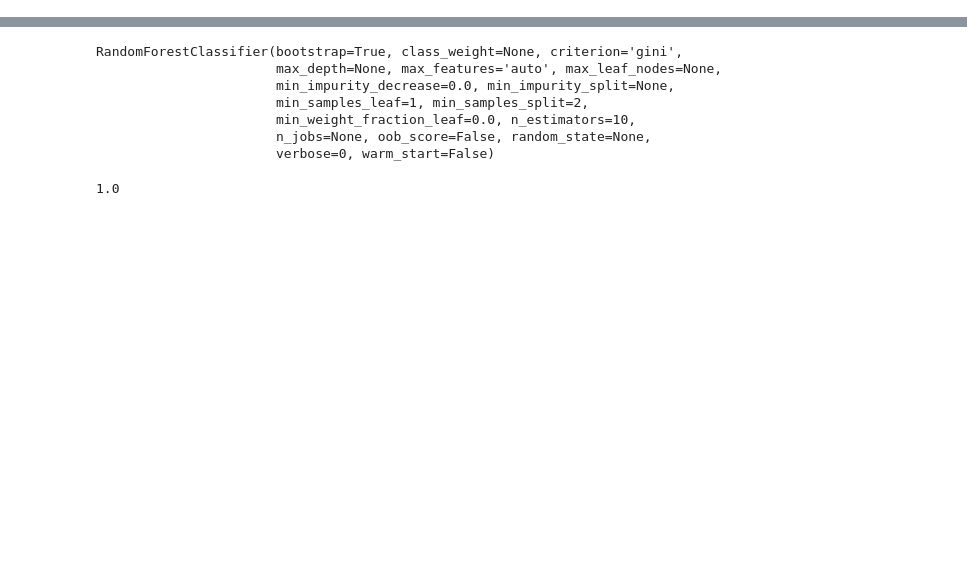
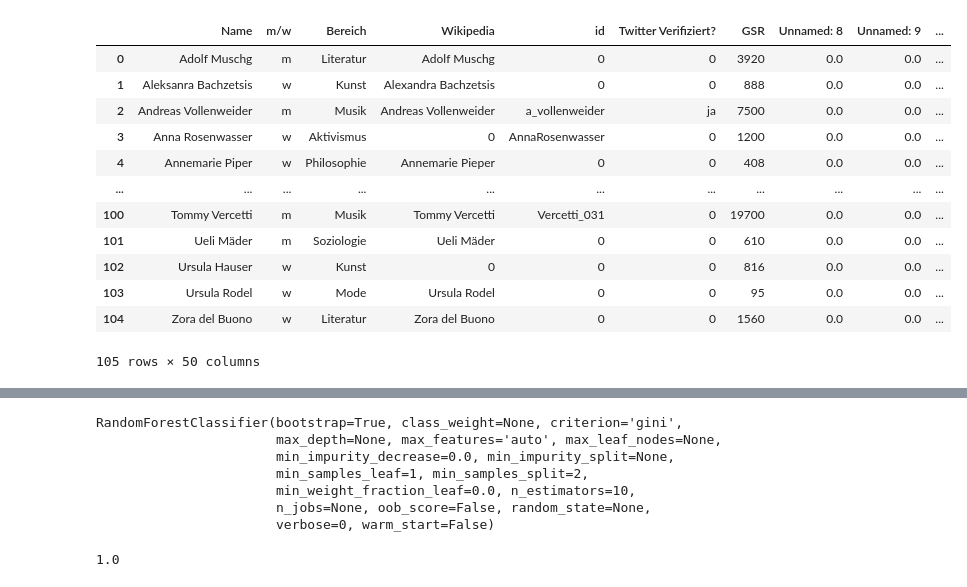
Before and after one commit to icknOrg/COINS_SwissThoughtleaders, a Jupyter notebook: classification.ipynb, the cells around one changed output, grey strips where cells are left out. Drawn from its saved outputs; the diff is of its cells as text; code cells hidden in the pictures; blank space fills up the shorter version.

```diff
--- a/classification.ipynb
+++ b/classification.ipynb
@@ -12,2 +13,18 @@ from create_class_dataframe_DE import get_Test_DE
+# %%
+data_sw = get_class_original_SW()
 # %%
-data_sw = get_class_original()
+data_sw
+# %% [output]
+|  | Name | m/w | Bereich | Wikipedia | id | Twitter Verifiziert? | GSR | Unnamed: 8 | Unnamed: 9 | ... |
+| 0 | Adolf Muschg | m | Literatur | Adolf Muschg | 0 | 0 | 3920 | 0.0 | 0.0 | ... |
+| 1 | Aleksanra Bachzetsis | w | Kunst | Alexandra Bachzetsis | 0 | 0 | 888 | 0.0 | 0.0 | ... |
+| 2 | Andreas Vollenweider | m | Musik | Andreas Vollenweider | a_vollenweider | ja | 7500 | 0.0 | 0.0 | ... |
+| 3 | Anna Rosenwasser | w | Aktivismus | 0 | AnnaRosenwasser | 0 | 1200 | 0.0 | 0.0 | ... |
+| 4 | Annemarie Piper | w | Philosophie | Annemarie Pieper | 0 | 0 | 408 | 0.0 | 0.0 | ... |
+| ... | ... | ... | ... | ... | ... | ... | ... | ... | ... | ... |
+| 100 | Tommy Vercetti | m | Musik | Tommy Vercetti | Vercetti_031 | 0 | 19700 | 0.0 | 0.0 | ... |
+| 101 | Ueli Mäder | m | Soziologie | Ueli Mäder | 0 | 0 | 610 | 0.0 | 0.0 | ... |
+| 102 | Ursula Hauser | w | Kunst | 0 | 0 | 0 | 816 | 0.0 | 0.0 | ... |
+| 103 | Ursula Rodel | w | Mode | Ursula Rodel | 0 | 0 | 95 | 0.0 | 0.0 | ... |
+| 104 | Zora del Buono | w | Literatur | Zora del Buono | 0 | 0 | 1560 | 0.0 | 0.0 | ... |
+105 rows × 50 columns
```
Also changed, not shown: parts of 22 cells of this notebook, 4 other files.
